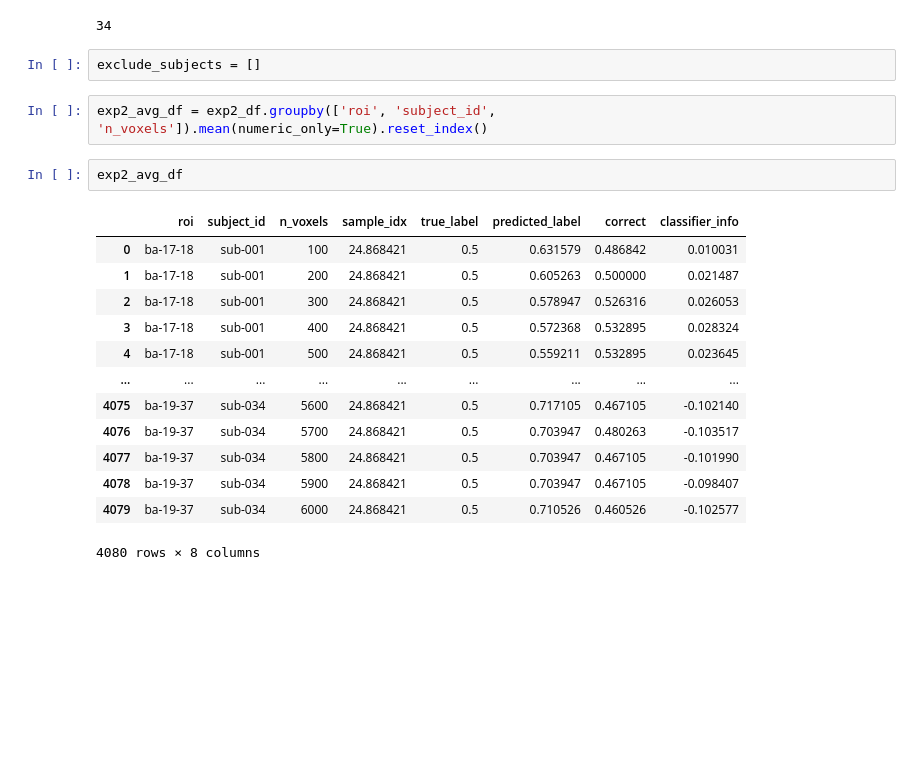
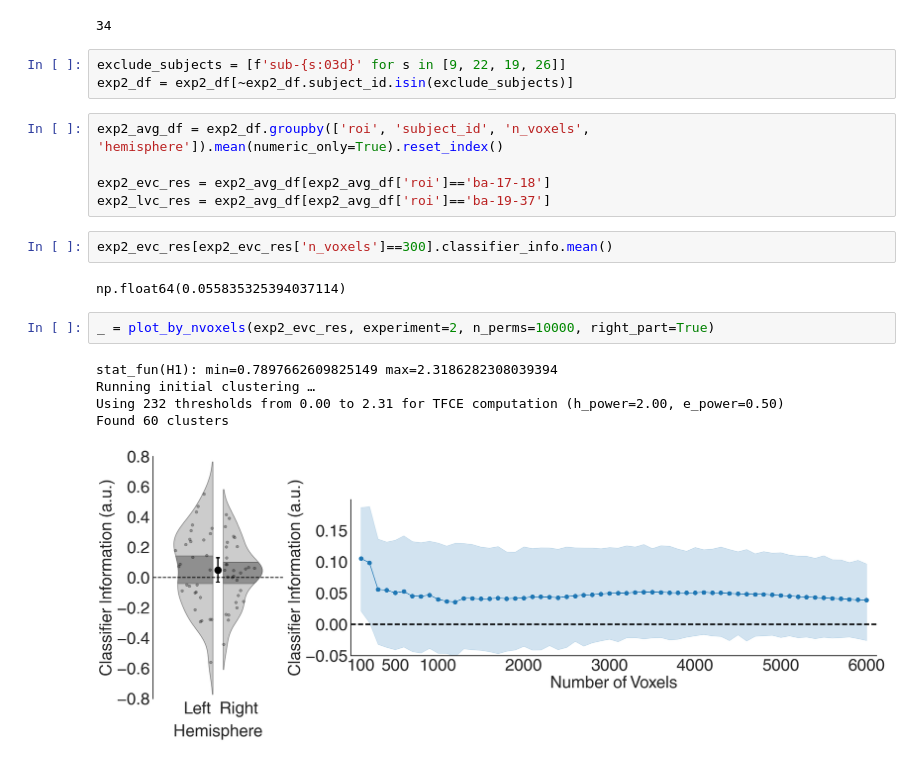
Before and after one commit to GAldegheri/dyncontext, a Jupyter notebook: notebooks/PlotResults.ipynb, the cells around one changed output. Saved outputs shown, nothing was run; the diff lists cells and outputs as text; blank space fills up the shorter version.

```diff
--- a/notebooks/PlotResults.ipynb
+++ b/notebooks/PlotResults.ipynb
@@ -181,22 +214,22 @@ exp2_df.subject_id.nunique()
 # %% [output]
 34
 # %%
-exclude_subjects = []
+exclude_subjects = [f'sub-{s:03d}' for s in [9, 22, 19, 26]]
+exp2_df = exp2_df[~exp2_df.subject_id.isin(exclude_subjects)]
 # %%
-exp2_avg_df = exp2_df.groupby(['roi', 'subject_id', 'n_voxels']).mean(numeric_only=True).reset_index()
+exp2_avg_df = exp2_df.groupby(['roi', 'subject_id', 'n_voxels', 'hemisphere']).mean(numeric_only=True).reset_index()
+
+exp2_evc_res = exp2_avg_df[exp2_avg_df['roi']=='ba-17-18']
+exp2_lvc_res = exp2_avg_df[exp2_avg_df['roi']=='ba-19-37']
+# %%
+exp2_evc_res[exp2_evc_res['n_voxels']==300].classifier_info.mean()
+# %% [output]
+np.float64(0.055835325394037114)
 # %%
-exp2_avg_df
+_ = plot_by_nvoxels(exp2_evc_res, experiment=2, n_perms=10000, right_part=True)
 # %% [output]
-|  | roi | subject_id | n_voxels | sample_idx | true_label | predicted_label | correct | classifier_info |
-| 0 | ba-17-18 | sub-001 | 100 | 24.868421 | 0.5 | 0.631579 | 0.486842 | 0.010031 |
-| 1 | ba-17-18 | sub-001 | 200 | 24.868421 | 0.5 | 0.605263 | 0.500000 | 0.021487 |
-| 2 | ba-17-18 | sub-001 | 300 | 24.868421 | 0.5 | 0.578947 | 0.526316 | 0.026053 |
-| 3 | ba-17-18 | sub-001 | 400 | 24.868421 | 0.5 | 0.572368 | 0.532895 | 0.028324 |
-| 4 | ba-17-18 | sub-001 | 500 | 24.868421 | 0.5 | 0.559211 | 0.532895 | 0.023645 |
-| ... | ... | ... | ... | ... | ... | ... | ... | ... |
-| 4075 | ba-19-37 | sub-034 | 5600 | 24.868421 | 0.5 | 0.717105 | 0.467105 | -0.102140 |
-| 4076 | ba-19-37 | sub-034 | 5700 | 24.868421 | 0.5 | 0.703947 | 0.480263 | -0.103517 |
-| 4077 | ba-19-37 | sub-034 | 5800 | 24.868421 | 0.5 | 0.703947 | 0.467105 | -0.101990 |
-| 4078 | ba-19-37 | sub-034 | 5900 | 24.868421 | 0.5 | 0.703947 | 0.467105 | -0.098407 |
-| 4079 | ba-19-37 | sub-034 | 6000 | 24.868421 | 0.5 | 0.710526 | 0.460526 | -0.102577 |
-4080 rows × 8 columns
+stat_fun(H1): min=0.7897662609825149 max=2.3186282308039394
+Running initial clustering …
+Using 232 thresholds from 0.00 to 2.31 for TFCE computation (h_power=2.00, e_power=0.50)
+Found 60 clusters
+[figure, added]
```
Also changed, not shown: parts of 8 cells of this notebook, 14 other files.
